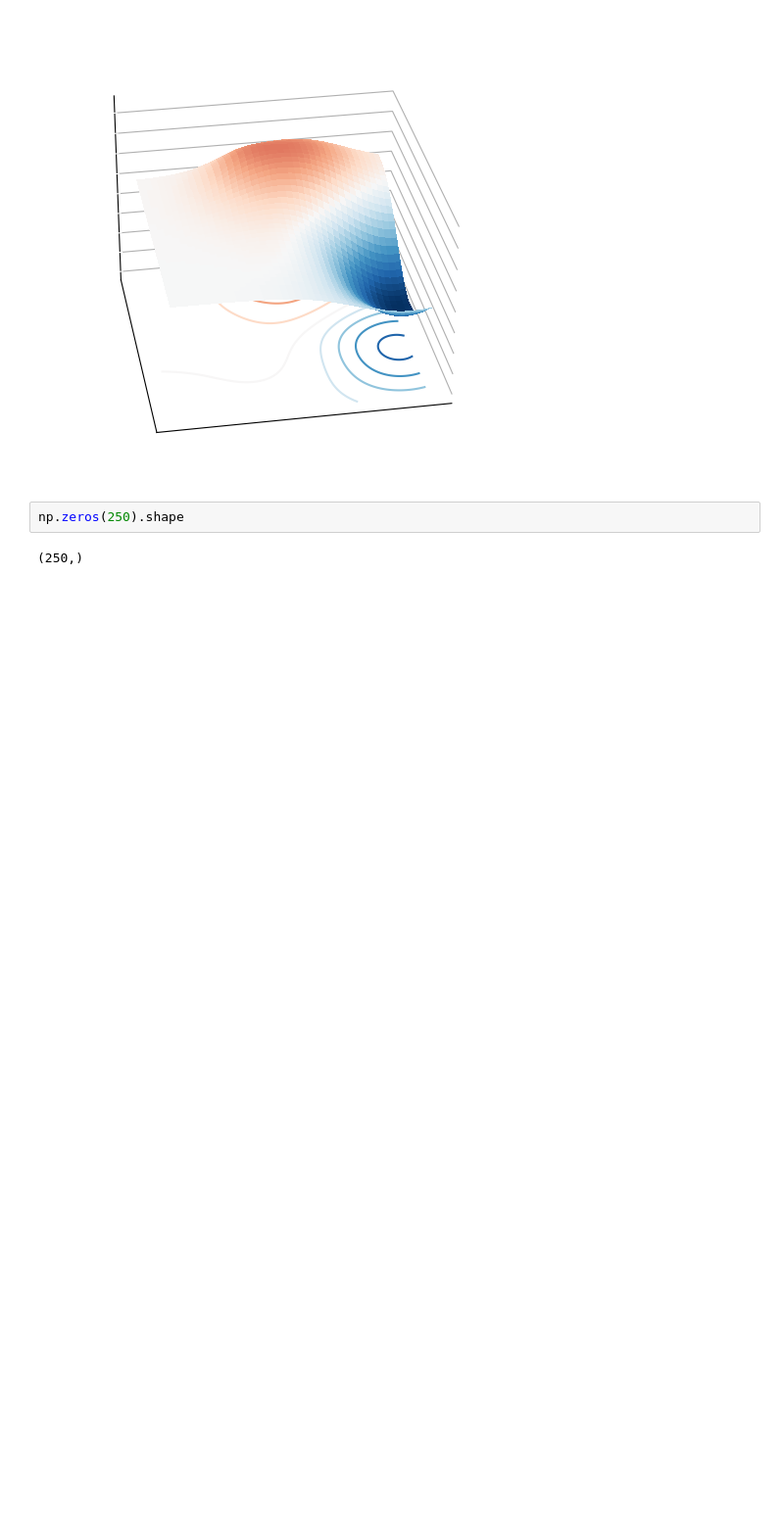
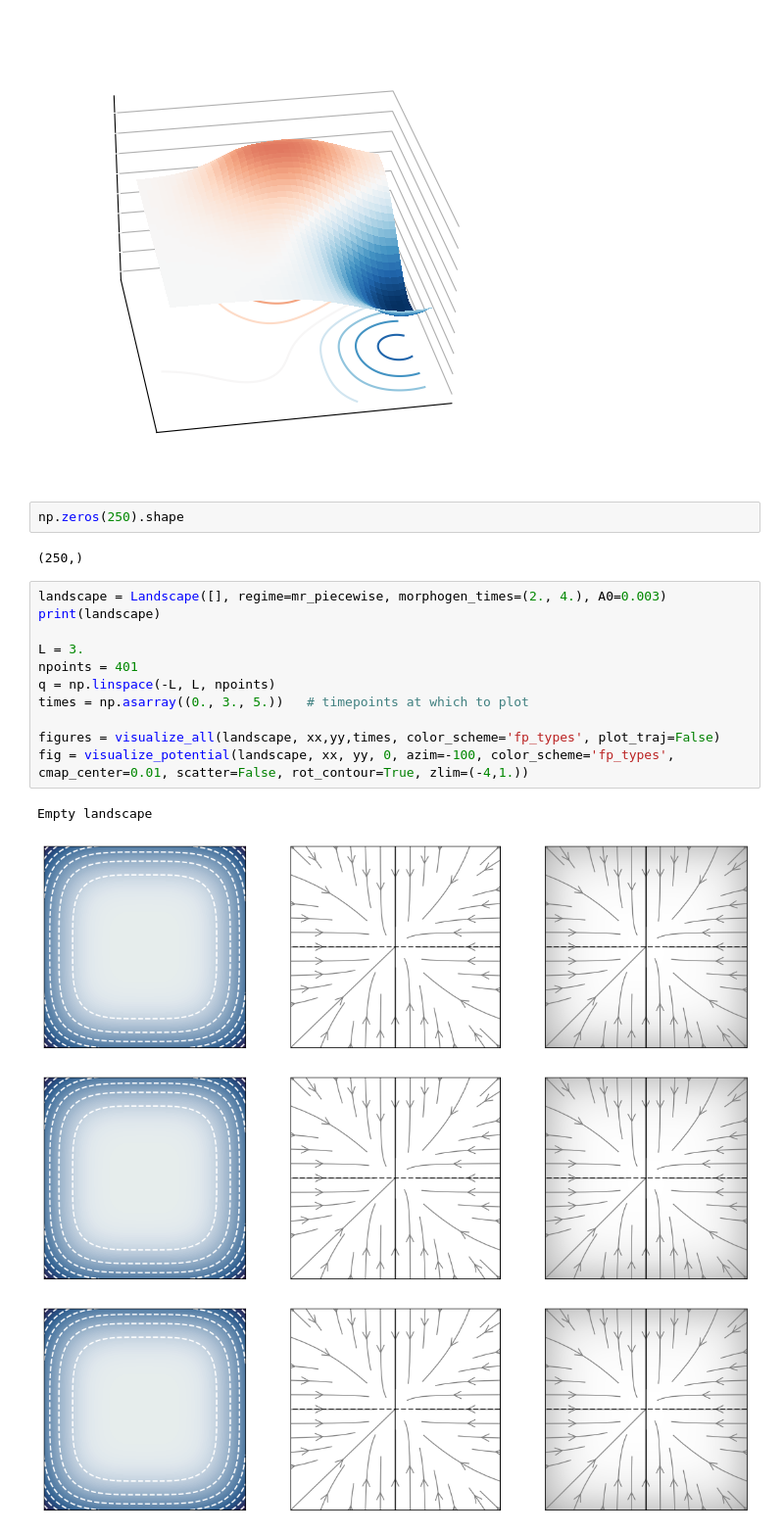
Before and after one commit to victoria-mochulska/evoscape, a Jupyter notebook: examples/example_basics.ipynb, the cells around one changed output. Shown at 98% size. Drawn from its saved outputs; the diff is of its cells as text; blank space fills up the shorter version.

```diff
--- a/examples/example_basics.ipynb
+++ b/examples/example_basics.ipynb
@@ -244,3 +244,19 @@ Center: x=0.9023060073832818; y=1.8518100060036708; a=[1.14264447,0.98924973,2.7
 np.zeros(250).shape
 # %% [output]
 (250,)
+# %%
+landscape = Landscape([], regime=mr_piecewise, morphogen_times=(2., 4.), A0=0.003)
+print(landscape)
+
+L = 3.
+npoints = 401
+q = np.linspace(-L, L, npoints)
+times = np.asarray((0., 3., 5.))   # timepoints at which to plot
+
+figures = visualize_all(landscape, xx,yy,times, color_scheme='fp_types', plot_traj=False)
+fig = visualize_potential(landscape, xx, yy, 0, azim=-100, color_scheme='fp_types', cmap_center=0.01, scatter=False, rot_contour=True, zlim=(-4,1.))
+# %% [output]
+Empty landscape
+[figure, added]
+[figure, added]
+[figure, added]
```
Also changed, not shown: parts of 1 cell of this notebook, 33 other files.
